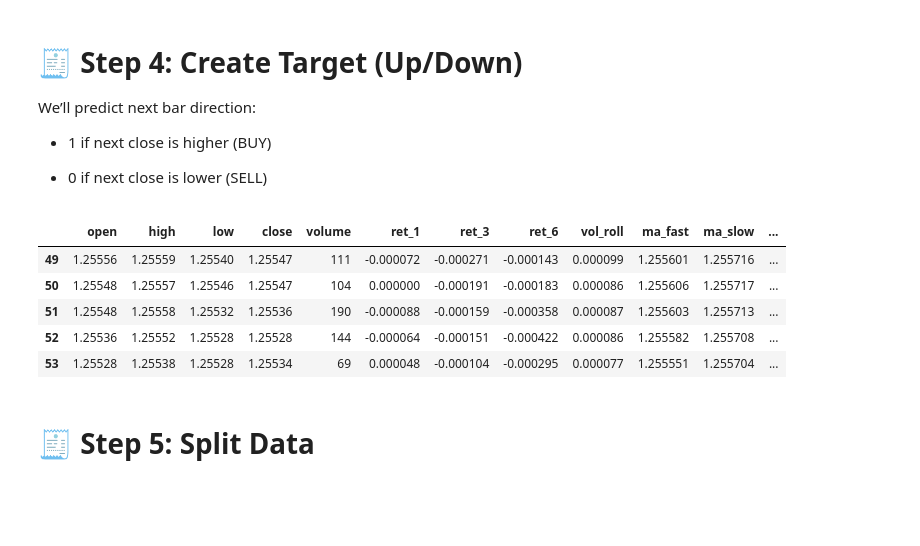
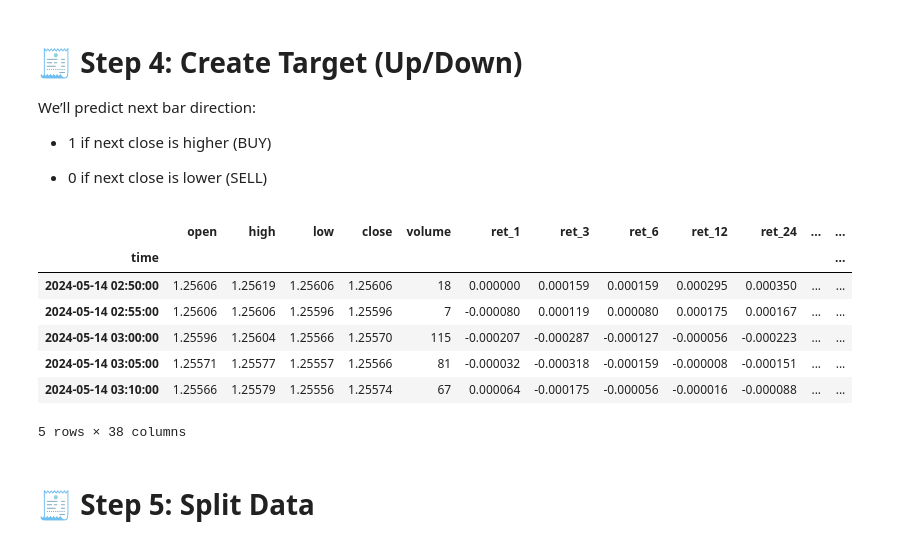
Before and after one commit to rasingollam/XGBoostPredictor, a Jupyter notebook: train/xgboost_trainer.ipynb, the cells around one changed output. Saved outputs shown, nothing was run; the diff lists cells and outputs as text; code cells hidden in the pictures; blank space fills up the shorter version.

```diff
--- a/train/xgboost_trainer.ipynb
+++ b/train/xgboost_trainer.ipynb
@@ -31,8 +33,17 @@ df_raw = df_raw[['time'] + [col for col in df_raw.columns if col != 'time']]
 df_raw = df_raw.sort_values('time')
 
 # Select and rename columns to match desired format
-df_raw.columns = ['time', 'open', 'high', 'low', 'close', 'volume']
+vol_col = "<TICKVOL>" if "<TICKVOL>" in df_raw.columns else "<VOL>"
+df_raw["time"] = pd.to_datetime(df_raw["<DATE>"] + " " + df_raw["<TIME>"], format="%Y.%m.%d %H:%M:%S")
+df_raw = df_raw.rename(columns={
+    "<OPEN>": "open", "<HIGH>": "high", "<LOW>": "low", "<CLOSE>": "close", vol_col: "volume"
+})
+df_raw = df_raw[["time", "open", "high", "low", "close", "volume"]].sort_values("time")
+df = df_raw.copy()
+df["time"] = pd.to_datetime(df["time"])
+for c in ["open","high","low","close","volume"]:
+    df[c] = pd.to_numeric(df[c], errors="coerce")
+df = df.sort_values("time").drop_duplicates("time").set_index("time")
 
-df = df_raw.copy()
 df.head()
 # %% [output]
@@ -88,14 +159,20 @@ We’ll predict next bar direction:
 # %%
 df["target"] = (df["close"].shift(-1) > df["close"]).astype(int)
 
+# Optional: remove samples where next move is too small vs ATR
+move_abs = (df["close"].shift(-1) - df["close"]).abs()
+noise_thr = 0.03 * df["atr14"]  # try 0.02–0.08
+df = df[move_abs > noise_thr].dropna()
 df.head()
 # %% [output]
-|  | open | high | low | close | volume | ret_1 | ret_3 | ret_6 | vol_roll | ma_fast | ma_slow | ... |
-| 49 | 1.25556 | 1.25559 | 1.25540 | 1.25547 | 111 | -0.000072 | -0.000271 | -0.000143 | 0.000099 | 1.255601 | 1.255716 | ... |
-| 50 | 1.25548 | 1.25557 | 1.25546 | 1.25547 | 104 | 0.000000 | -0.000191 | -0.000183 | 0.000086 | 1.255606 | 1.255717 | ... |
-| 51 | 1.25548 | 1.25558 | 1.25532 | 1.25536 | 190 | -0.000088 | -0.000159 | -0.000358 | 0.000087 | 1.255603 | 1.255713 | ... |
-| 52 | 1.25536 | 1.25552 | 1.25528 | 1.25528 | 144 | -0.000064 | -0.000151 | -0.000422 | 0.000086 | 1.255582 | 1.255708 | ... |
-| 53 | 1.25528 | 1.25538 | 1.25528 | 1.25534 | 69 | 0.000048 | -0.000104 | -0.000295 | 0.000077 | 1.255551 | 1.255704 | ... |
+|  | open | high | low | close | volume | ret_1 | ret_3 | ret_6 | ret_12 | ret_24 | ... | ... |
+| time |  |  |  |  |  |  |  |  |  |  |  | ... |
+| 2024-05-14 02:50:00 | 1.25606 | 1.25619 | 1.25606 | 1.25606 | 18 | 0.000000 | 0.000159 | 0.000159 | 0.000295 | 0.000350 | ... | ... |
+| 2024-05-14 02:55:00 | 1.25606 | 1.25606 | 1.25596 | 1.25596 | 7 | -0.000080 | 0.000119 | 0.000080 | 0.000175 | 0.000167 | ... | ... |
+| 2024-05-14 03:00:00 | 1.25596 | 1.25604 | 1.25566 | 1.25570 | 115 | -0.000207 | -0.000287 | -0.000127 | -0.000056 | -0.000223 | ... | ... |
+| 2024-05-14 03:05:00 | 1.25571 | 1.25577 | 1.25557 | 1.25566 | 81 | -0.000032 | -0.000318 | -0.000159 | -0.000008 | -0.000151 | ... | ... |
+| 2024-05-14 03:10:00 | 1.25566 | 1.25579 | 1.25556 | 1.25574 | 67 | 0.000064 | -0.000175 | -0.000056 | -0.000016 | -0.000088 | ... | ... |
+5 rows × 38 columns
 # %% [markdown]
 # 🧾 Step 5: Split Data
 # %%
```
Also changed, not shown: parts of 11 cells of this notebook.
